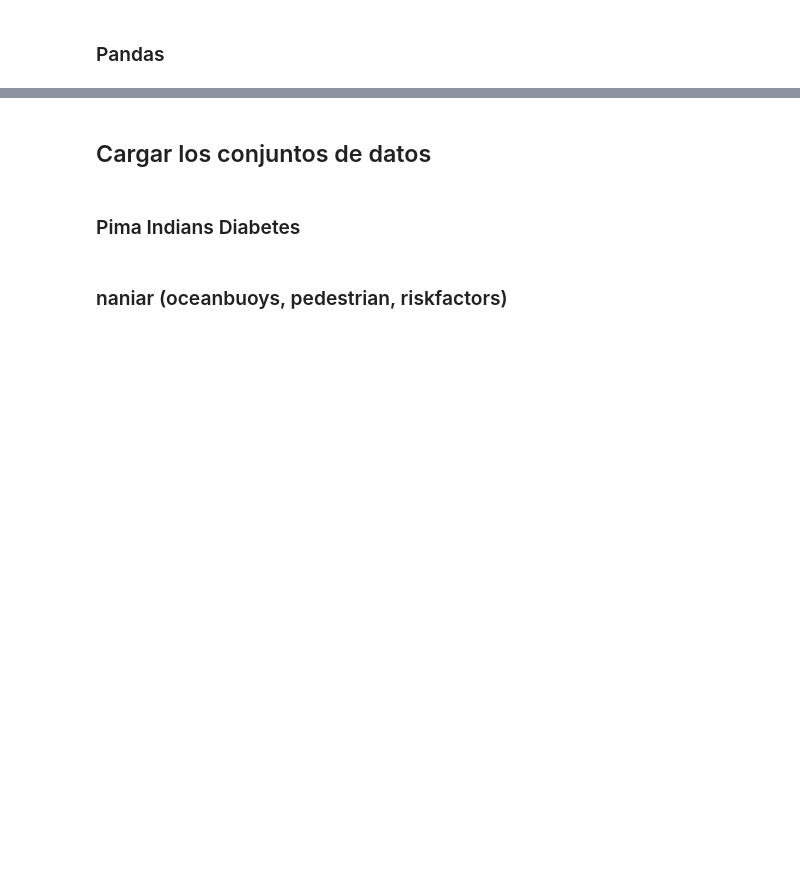
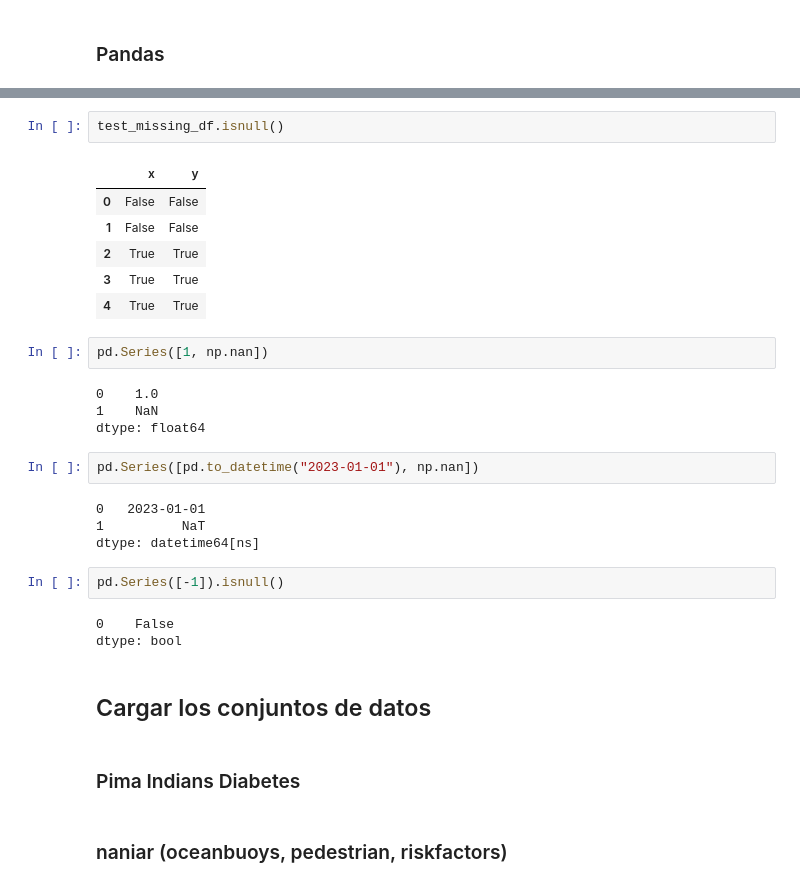
Before and after one commit to Disskaf/Datos_faltantes, a Jupyter notebook: live-exploration-missing-values.ipynb, the cells around one changed output, grey strips where cells are left out. Drawn from its saved outputs; the diff is of its cells as text; blank space fills up the shorter version.

```diff
--- a/live-exploration-missing-values.ipynb
+++ b/live-exploration-missing-values.ipynb
@@ -57,3 +135,29 @@ sns.set_style("whitegrid")
+# %%
+test_missing_df.isnull()
+# %% [output]
+|  | x | y |
+| 0 | False | False |
+| 1 | False | False |
+| 2 | True | True |
+| 3 | True | True |
+| 4 | True | True |
+# %%
+pd.Series([1, np.nan])
+# %% [output]
+0    1.0
+1    NaN
+dtype: float64
+# %%
+pd.Series([pd.to_datetime("2023-01-01"), np.nan])
+# %% [output]
+0   2023-01-01
+1          NaT
+dtype: datetime64[ns]
+# %%
+pd.Series([-1]).isnull()
+# %% [output]
+0    False
+dtype: bool
 # %% [markdown]
 ## Cargar los conjuntos de datos
 # %% [markdown]
```
Also changed, not shown: parts of 4 cells of this notebook.
